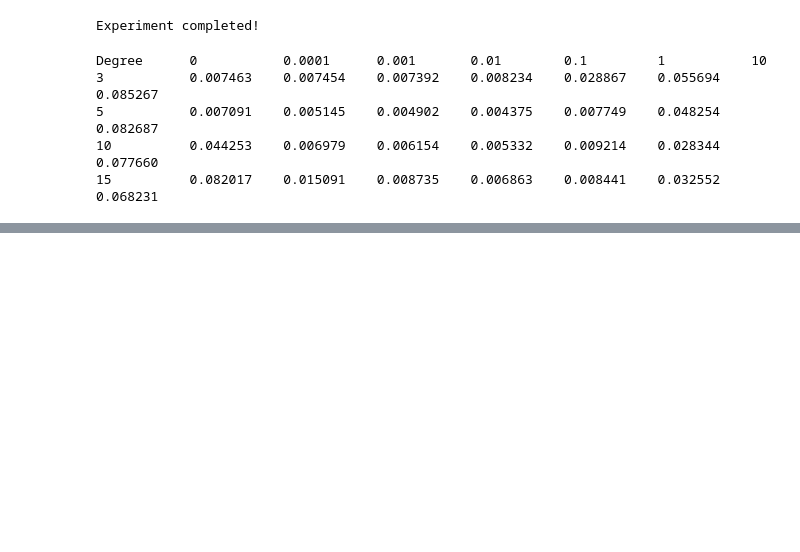
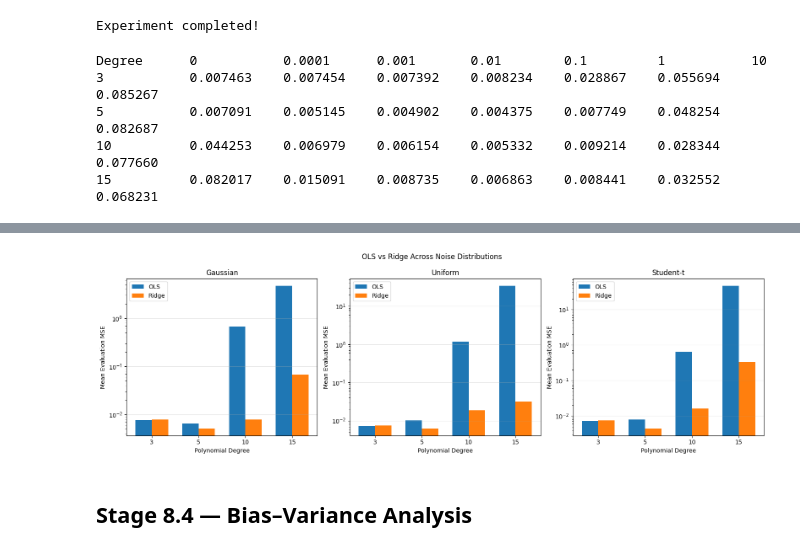
Before and after one commit to vaibhavrajput939/bias-variance-polynomial-regression, a Jupyter notebook: notebooks/polynomial_regression_research.ipynb, the cells around one changed output, grey strips where cells are left out. Drawn from its saved outputs; the diff is of its cells as text; code cells hidden in the pictures; blank space fills up the shorter version.

```diff
--- a/notebooks/polynomial_regression_research.ipynb
+++ b/notebooks/polynomial_regression_research.ipynb
@@ -914,0 +1208,15 @@ Degree      0           0.0001      0.001       0.01        0.1         1
+# %%
+def create_ridge_pipeline(degree):
+
+    pipeline = Pipeline([
+        ("poly", PolynomialFeatures(
+            degree=degree,
+            include_bias=False
+        )),
+
+        ("scaler", StandardScaler()),
+
+        ("ridge", Ridge())
+    ])
+
+    return pipeline
@@ -914,0 +1378,42 @@ Degree      0           0.0001      0.001       0.01        0.1         1
+# %%
+fig, axes = plt.subplots(1, 3, figsize=(16, 5))
+
+for ax, distribution in zip(axes, noise_distributions):
+
+    subset = summary_ridge[
+        summary_ridge["Distribution"] == distribution
+    ]
+
+    x = np.arange(len(degrees))
+    width = 0.35
+
+    ax.bar(
+        x - width/2,
+        subset["OLS_Mean"],
+        width,
+        label="OLS"
+    )
+
+    ax.bar(
+        x + width/2,
+        subset["Ridge_Mean"],
+        width,
+        label="Ridge"
+    )
+
+    ax.set_title(distribution)
+    ax.set_xlabel("Polynomial Degree")
+    ax.set_ylabel("Mean Evaluation MSE")
+    ax.set_xticks(x)
+    ax.set_xticklabels(degrees)
+    ax.set_yscale("log")
+    ax.legend()
+    ax.grid(axis="y", alpha=0.3)
+
+plt.suptitle("OLS vs Ridge Across Noise Distributions")
+plt.tight_layout()
+plt.show()
+# %% [output]
+[figure, added]
+# %% [markdown]
+## Stage 8.4 — Bias–Variance Analysis
```
Also changed, not shown: parts of 19 cells of this notebook, 2 other files.
